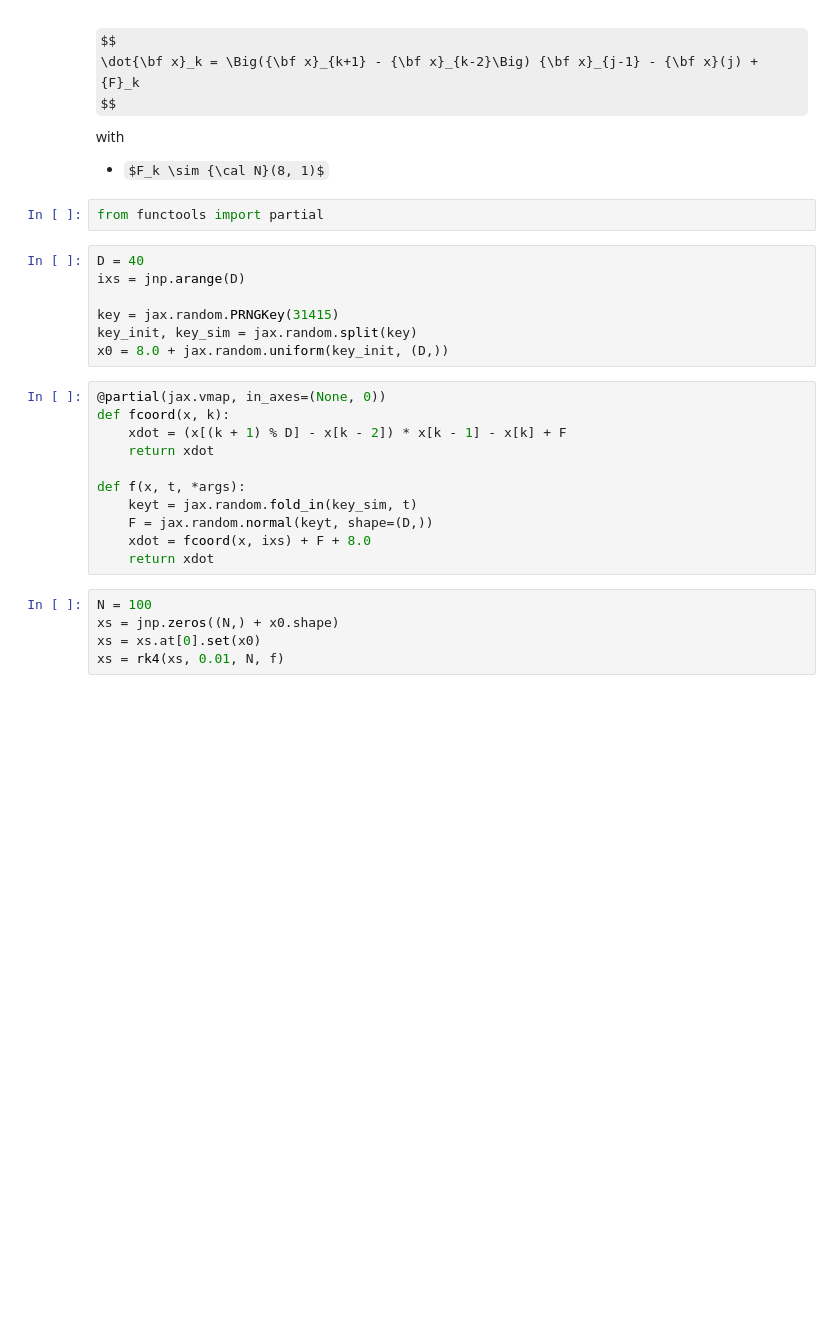
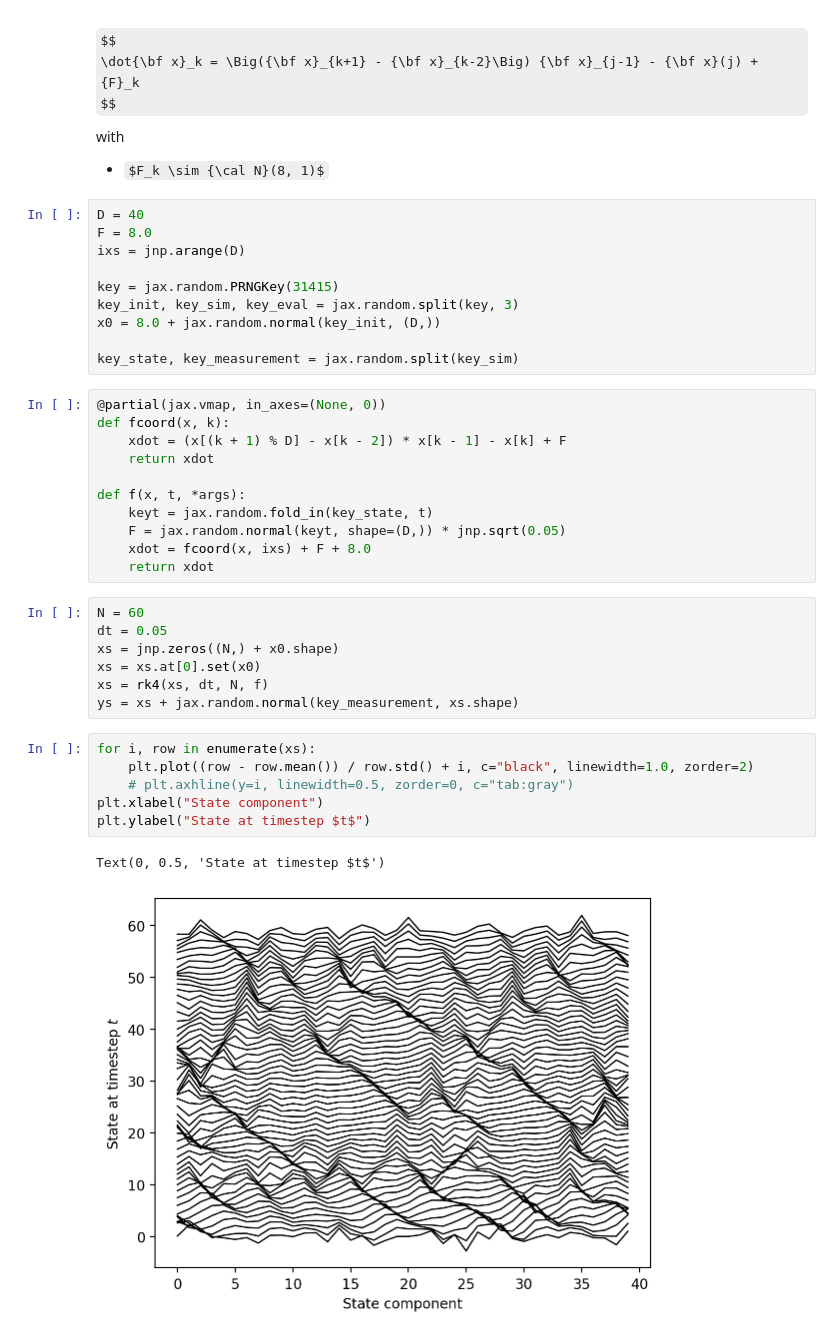
Before and after one commit to gerdm/weighted-likelihood-filter, a Jupyter notebook: experiments/ensemble-kf.ipynb, the cells around one changed output. Drawn from its saved outputs; the diff is of its cells as text; some formulas as TeX source; blank space fills up the shorter version.

```diff
--- a/experiments/ensemble-kf.ipynb
+++ b/experiments/ensemble-kf.ipynb
@@ -55,15 +70,16 @@ $$
 $$
 with
 * $F_k \sim {\cal N}(8, 1)$
-# %%
-from functools import partial
 # %%
 D = 40
+F = 8.0
 ixs = jnp.arange(D)
 
 key = jax.random.PRNGKey(31415)
-key_init, key_sim = jax.random.split(key)
-x0 = 8.0 + jax.random.uniform(key_init, (D,))
+key_init, key_sim, key_eval = jax.random.split(key, 3)
+x0 = 8.0 + jax.random.normal(key_init, (D,))
+
+key_state, key_measurement = jax.random.split(key_sim)
 # %%
 @partial(jax.vmap, in_axes=(None, 0))
 def fcoord(x, k):
@@ -71,13 +87,24 @@ def fcoord(x, k):
     return xdot
 
 def f(x, t, *args):
-    keyt = jax.random.fold_in(key_sim, t)
-    F = jax.random.normal(keyt, shape=(D,))
+    keyt = jax.random.fold_in(key_state, t)
+    F = jax.random.normal(keyt, shape=(D,)) * jnp.sqrt(0.05)
     xdot = fcoord(x, ixs) + F + 8.0
     return xdot
 # %%
-N = 100
+N = 60
+dt = 0.05
 xs = jnp.zeros((N,) + x0.shape)
 xs = xs.at[0].set(x0)
-xs = rk4(xs, 0.01, N, f)
+xs = rk4(xs, dt, N, f)
+ys = xs + jax.random.normal(key_measurement, xs.shape)
+# %%
+for i, row in enumerate(xs):
+    plt.plot((row - row.mean()) / row.std() + i, c="black", linewidth=1.0, zorder=2)
+    # plt.axhline(y=i, linewidth=0.5, zorder=0, c="tab:gray")
+plt.xlabel("State component")
+plt.ylabel("State at timestep $t$")
+# %% [output]
+Text(0, 0.5, 'State at timestep $t$')
+[figure, added]
 # %%
```
Also changed, not shown: parts of 13 cells of this notebook.
